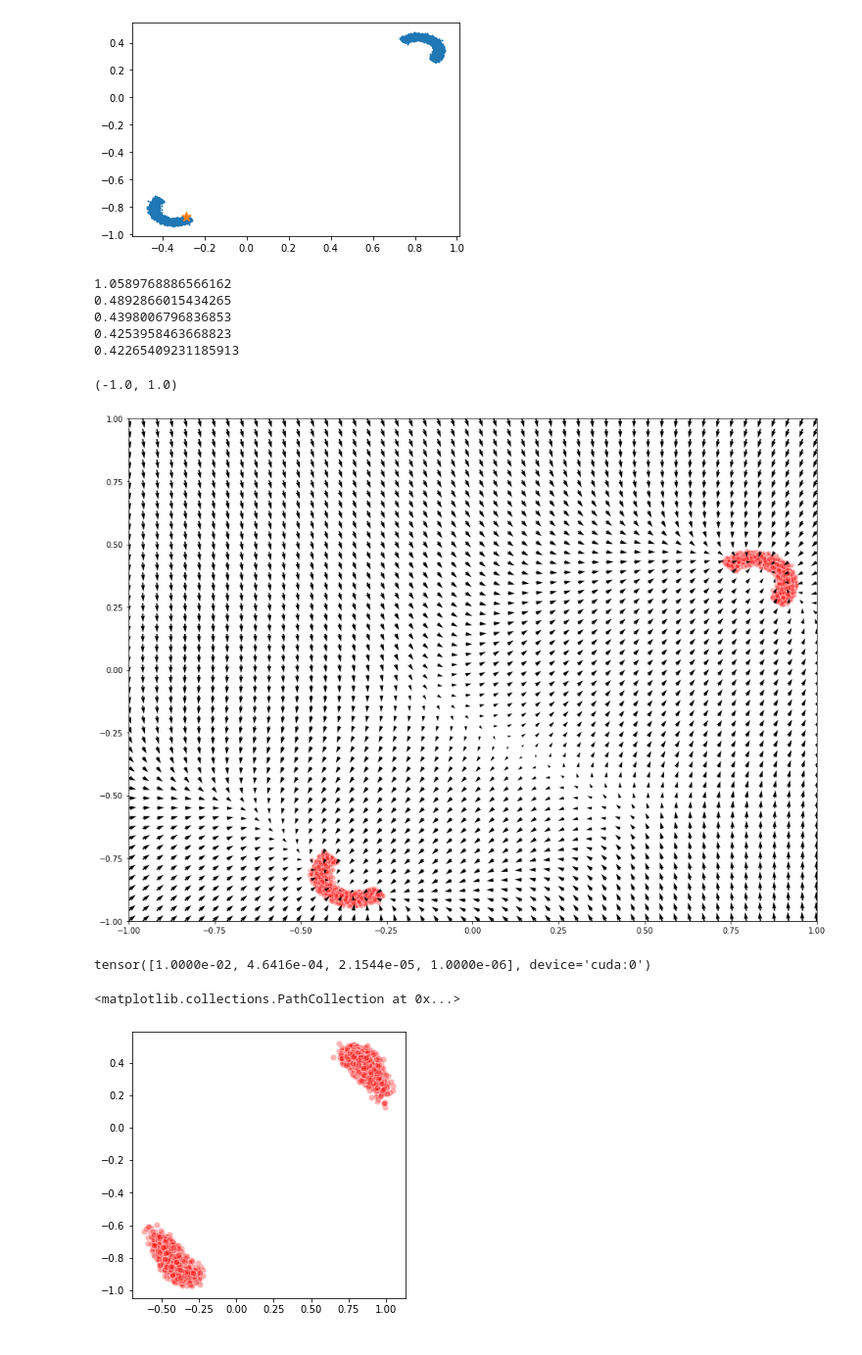
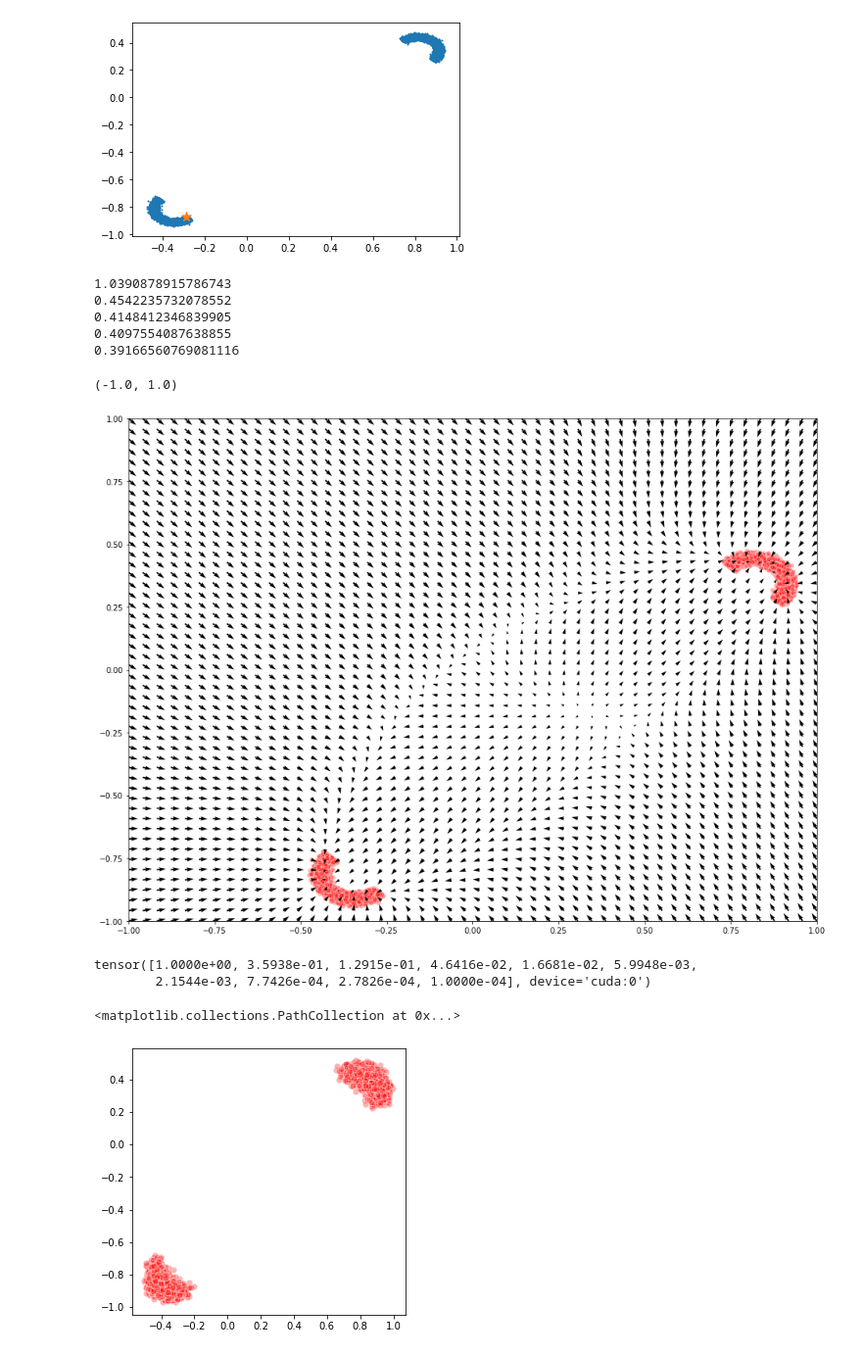
Before and after one commit to suicee/diffusion_for_inference, a Jupyter notebook: ncsm_sbi.ipynb, the cells around one changed output. Shown at 98% size. Drawn from its saved outputs; the diff is of its cells as text; code cells hidden in the pictures.

```diff
--- a/ncsm_sbi.ipynb
+++ b/ncsm_sbi.ipynb
@@ -115,7 +121,7 @@ plt.scatter(true_theta[0],true_theta[1],marker='*',s=100)
 #parameters for perturbation
 sigma_min = 0.01
 sigma_max = 1
-num_levels= 4
+num_levels= 10
 
 device = torch.device('cuda')
 
@@ -154,15 +160,15 @@ for epoch in range(epochs):
     if ((epoch % 1000) == 0):
         print(loss.item())
 # %% [output]
-1.0589768886566162
-0.4892866015434265
-0.4398006796836853
-0.4253958463668823
-0.42265409231185913
+1.0390878915786743
+0.4542235732078552
+0.4148412346839905
+0.4097554087638855
+0.39166560769081116
 # %%
 xx = np.stack(np.meshgrid(np.linspace(-1, 1, 50), np.linspace(-1, 1, 50)), axis=-1).reshape(-1, 2)
 # xx = np.stack(np.meshgrid(np.linspace(-5, 5, 50), np.linspace(-5, 5, 50)), axis=-1).reshape(-1, 2)
-labels = torch.ones(xx.shape[0]).long().to(device)*3
+labels = torch.ones(xx.shape[0]).long().to(device)*9
 sample_cond = torch.tensor(np.repeat(obs[None,:],xx.shape[0],axis=0),dtype=torch.float32).to(device)
 
 scores = model(torch.tensor(xx).float().to(device),sample_cond, labels).detach().cpu().numpy()
@@ -179,7 +185,7 @@ plt.ylim(-1, 1)
 # plt.ylim(-5, 5)
 # %% [output]
 (-1.0, 1.0)
-[figure, old version]
+[figure, new version]
 # %%
 # parameters for sampling
 
@@ -193,13 +199,14 @@ init_point=torch.randn(sampling_number,2).to(device)
 sample_cond=torch.tensor(np.repeat(obs[None,:],sampling_number,axis=0),dtype=torch.float32).to(device)
 
 dynamic = annealed_langevin_dynamic(
-    sigma_min, sigma_max, n_steps, annealed_step, model,init_point,sample_cond, device,eps=1e-6)
+    sigma_min, sigma_max, n_steps, annealed_step, model,init_point,sample_cond, device,eps=1e-4)
 # %% [output]
-tensor([1.0000e-02, 4.6416e-04, 2.1544e-05, 1.0000e-06], device='cuda:0')
+tensor([1.0000e+00, 3.5938e-01, 1.2915e-01, 4.6416e-02, 1.6681e-02, 5.9948e-03,
+        2.1544e-03, 7.7426e-04, 2.7826e-04, 1.0000e-04], device='cuda:0')
 # %%
 
 plt.figure(figsize=(5,5))
-plt.scatter(*dynamic[3].cpu().numpy().T , alpha=0.3, color='red', edgecolor='white', s=40)
+plt.scatter(*dynamic[-1].cpu().numpy().T , alpha=0.3, color='red', edgecolor='white', s=40)
 # %% [output]
 <matplotlib.collections.PathCollection at 0x...>
-[figure, old version]
+[figure, new version]
```
Also changed, not shown: parts of 4 cells of this notebook.
